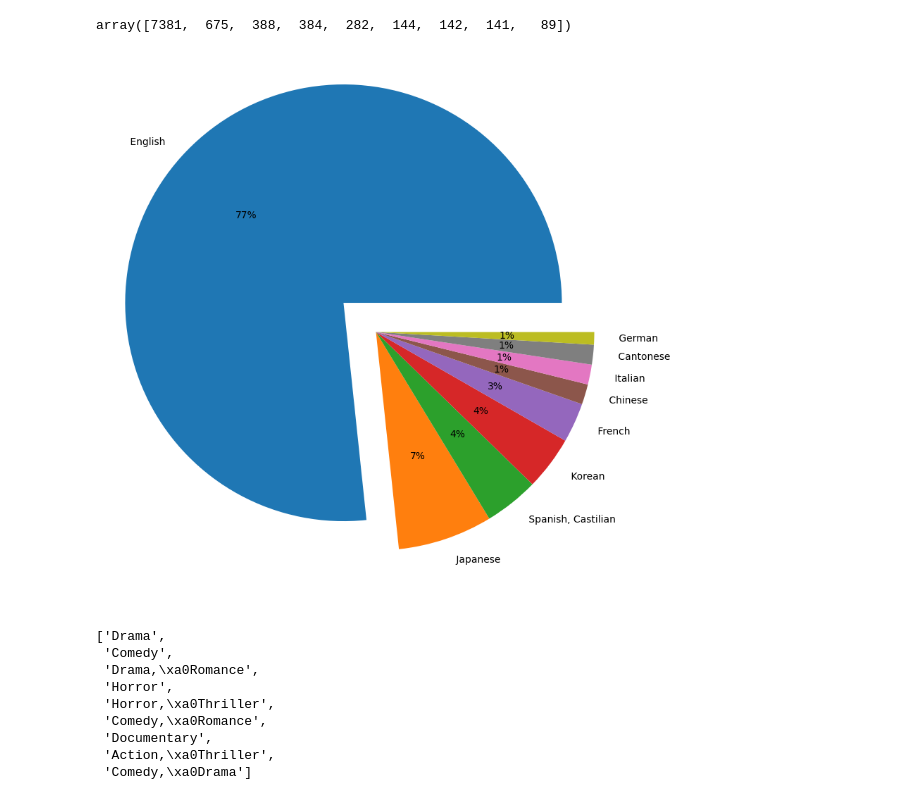
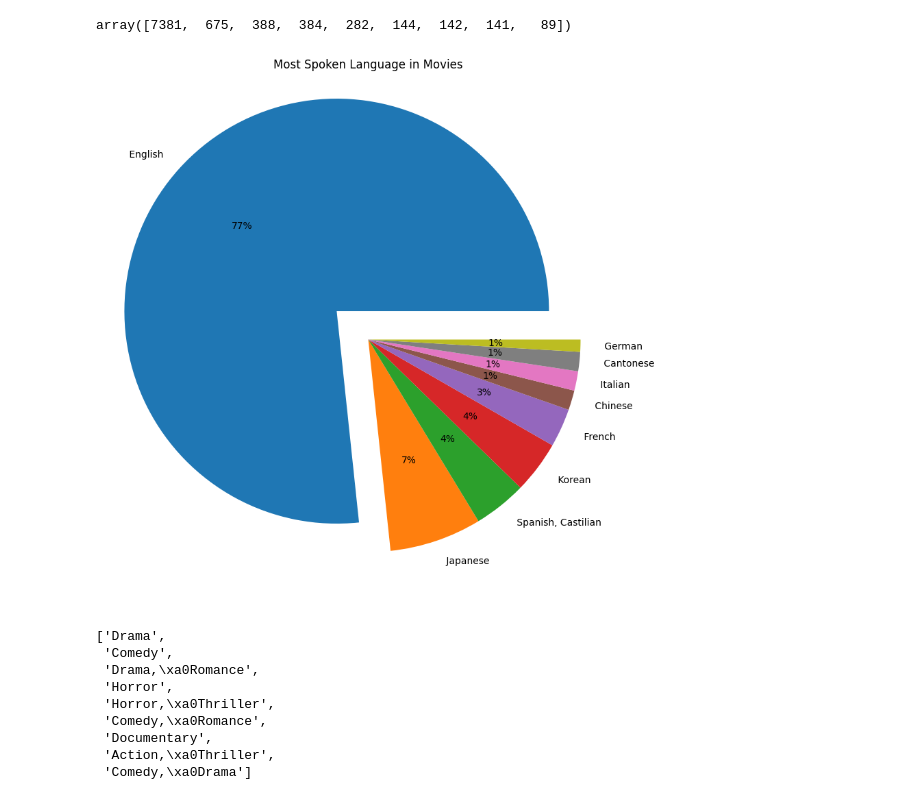
Before and after one commit to FransGeldenhuys/Personal_Projects, a Jupyter notebook: exploratory-data-analysis-imdb-movies.ipynb, the cells around one changed output. Cells and saved outputs as stored; diff of their text form; code cells hidden in the pictures.

```diff
--- a/exploratory-data-analysis-imdb-movies.ipynb
+++ b/exploratory-data-analysis-imdb-movies.ipynb
@@ -226,12 +228,13 @@ array([7381,  675,  388,  384,  282,  144,  142,  141,   89])
 # %%
 y
 x
 myexplode = [0.2, 0, 0, 0,0,0,0,0,0]
 plt.figure(figsize=(10,15))
+plt.title('Most Spoken Language in Movies')
 plt.pie(x, labels = y, explode = myexplode,autopct="%0.0f%%")
 plt.show()
 # %% [output]
-[figure, old version]
+[figure, new version]
 # %%
 v= Movies["genre"].value_counts().index.tolist()[0:9]
 v
```
Also changed, not shown: parts of 8 cells of this notebook.
